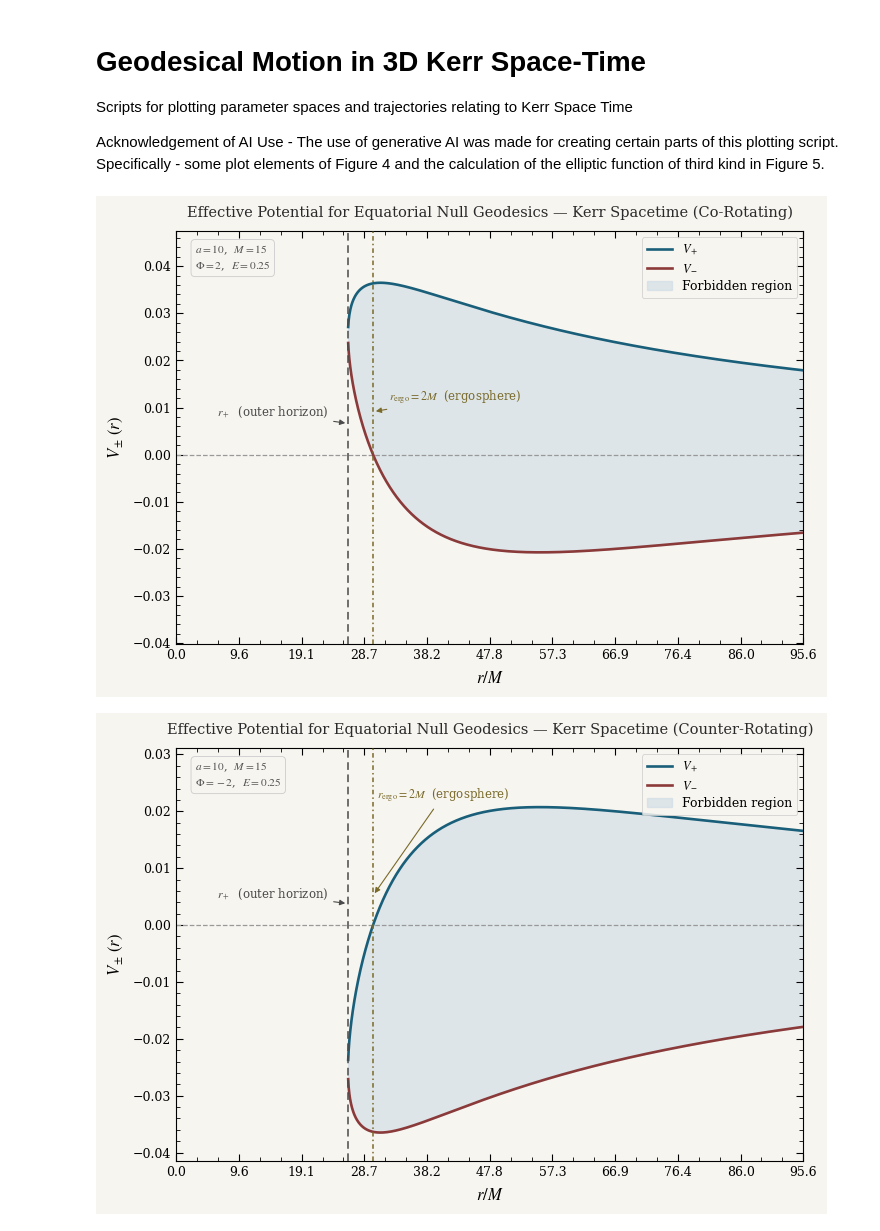
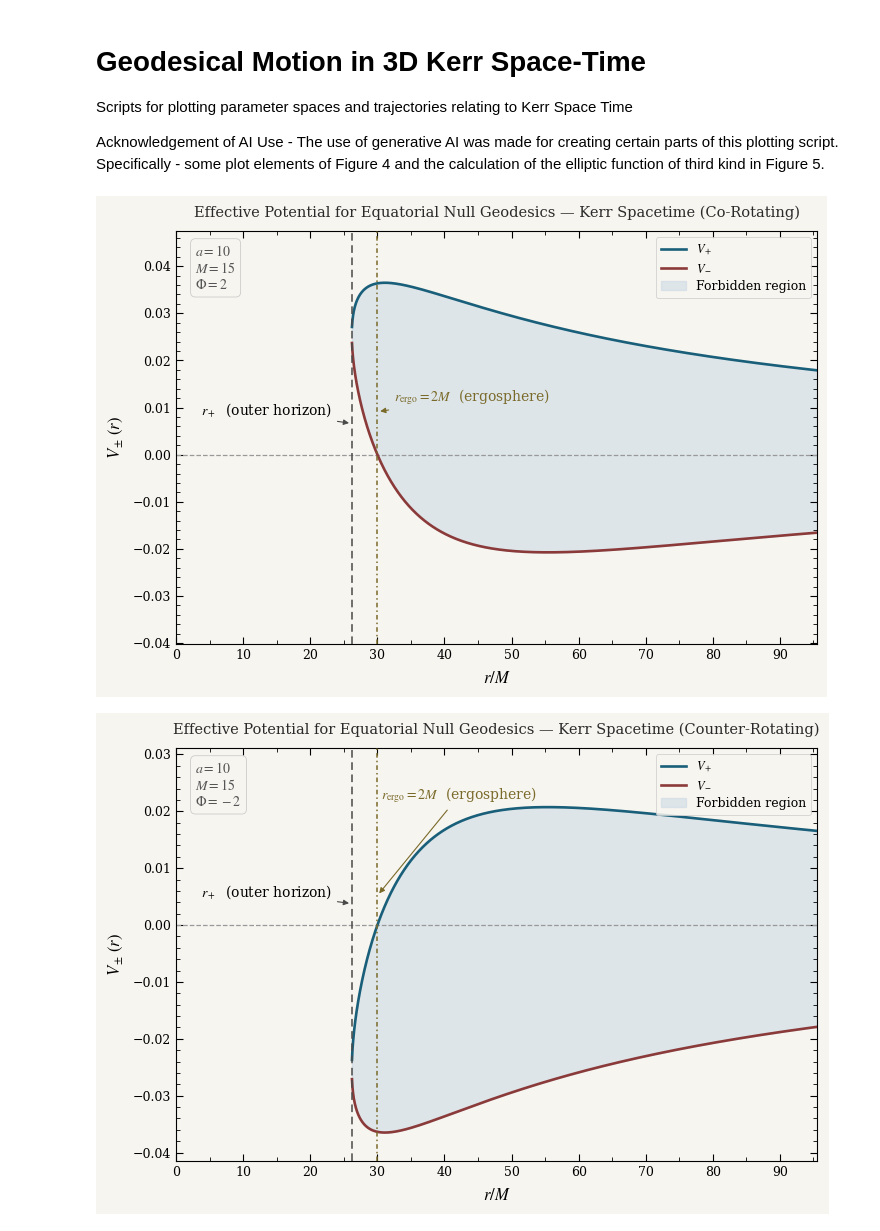
Before and after one commit to olafx/G0L86A_GR_kin, a Jupyter notebook: code/trajectoryKerrPlot.ipynb, the cells around one changed output. Saved outputs shown, nothing was run; the diff lists cells and outputs as text; code cells hidden in the pictures.

```diff
--- a/code/trajectoryKerrPlot.ipynb
+++ b/code/trajectoryKerrPlot.ipynb
@@ -45,7 +50,6 @@ COL_GREEN  = "#3A6B35"
 a = 10
 L = 2
 M = 15
-E = 0.25
 
 # Finding the event horizon position and the ergosphere boundary in the equatorial plane
 deltaCoeffs = np.array([1.0, -2*M, a**2])
@@ -87,8 +91,8 @@ ax.axvline(x=r_plus, color=COL_CHARC, lw=1.1, ls=(0, (5, 3)), zorder=4)
 ax.annotate(
     r"$r_+$  (outer horizon)",
     xy=(r_plus, np.max(Vplus)/5.5),
-    xytext=(r_plus - 20, np.max(Vplus)/5),
-    fontsize=8.5, color=COL_CHARC,
+    xytext=(r_plus - 22.5, np.max(Vplus)/5),
+    fontsize=10, color="black",
     arrowprops=dict(arrowstyle="-|>", color=COL_CHARC,
                     lw=0.8, mutation_scale=8),
     ha="left", va="bottom",
@@ -101,7 +105,7 @@ ax.annotate(
     r"$r_\mathrm{ergo} = 2M$  (ergosphere)",
     xy=(r_ergo, np.max(Vplus)/4.0),
     xytext=(r_ergo + 2.5, np.max(Vplus)/3.0),
-    fontsize=8.5, color=COL_GOLD,
+    fontsize=10, color=COL_GOLD,
     arrowprops=dict(arrowstyle="-|>", color=COL_GOLD,
                     lw=0.8, mutation_scale=8),
     ha="left", va="center",
@@ -116,45 +120,44 @@ ax.fill_between(r[mask], Vminus[mask], Vplus[mask],
 
 
 ax.set_xlim(0, graphLimit)
 ax.set_ylim(-np.max(Vplus)*1.1, np.max(Vplus)*1.3)
 
 ax.set_xlabel(r"$r / M$",      fontsize=12, labelpad=6)
 ax.set_ylabel(r"$V_\pm\,(r)$", fontsize=12, labelpad=6)
 
-ax.xaxis.set_major_locator(ticker.MultipleLocator(graphLimit/10))
-ax.xaxis.set_minor_locator(ticker.MultipleLocator(graphLimit/30))
+ax.xaxis.set_major_locator(ticker.MultipleLocator(np.around(graphLimit/50, decimals=0)*5))
+ax.xaxis.set_minor_locator(ticker.MultipleLocator(np.around(graphLimit/150, decimals=0)*5))
 
 ax.tick_params(labelsize=9)
 
 legend = ax.legend(
     fontsize=9, framealpha=0.85, edgecolor="#CCCCCC",
     facecolor=BG, loc="upper right",
     handlelength=2.0, labelspacing=0.4,
 )
 legend.get_frame().set_linewidth(0.6)
 
 param_text = (
-    rf"$a = {a}$,  $M = {M}$" "\n"
-    rf"$\Phi = {L}$,  $E = {E}$"
+    rf"$a = {a}$" "\n" rf"$M = {M}$" "\n"
+    rf"$\Phi = {L}$"
 )
 ax.text(0.03, 0.97, param_text,
-        transform=ax.transAxes, fontsize=8.2,
+        transform=ax.transAxes, fontsize=10.0,
         va="top", ha="left", color="#555555",
         bbox=dict(boxstyle="round,pad=0.35", facecolor=BG,
                   edgecolor="#CCCCCC", linewidth=0.6))
 
 
 plt.tight_layout(pad=1.4)
 plt.savefig("../report/figures/kerr_potential_corrotating.png",
             dpi=300, bbox_inches="tight", facecolor=BG)
 # %% [output]
-[figure, old version]
+[figure, new version]
 # %%
 # Parameters for the Black Hole and Particle Trajectories
 a = 10
 L = -2
 M = 15
-E = 0.25
 
 # Finding the event horizon position and the ergosphere boundary in the equatorial plane
 deltaCoeffs = np.array([1.0, -2*M, a**2])
@@ -196,8 +199,8 @@ ax.axvline(x=r_plus, color=COL_CHARC, lw=1.1, ls=(0, (5, 3)), zorder=4)
 ax.annotate(
     r"$r_+$  (outer horizon)",
     xy=(r_plus, np.max(Vplus)/5.5),
-    xytext=(r_plus - 20, np.max(Vplus)/5),
-    fontsize=8.5, color=COL_CHARC,
+    xytext=(r_plus - 22.5, np.max(Vplus)/5),
+    fontsize=10, color="black",
     arrowprops=dict(arrowstyle="-|>", color=COL_CHARC,
                     lw=0.8, mutation_scale=8),
     ha="left", va="bottom",
@@ -210,7 +213,7 @@ ax.annotate(
     r"$r_\mathrm{ergo} = 2M$  (ergosphere)",
     xy=(r_ergo, np.max(Vplus)/4.0),
     xytext=(r_ergo + 0.6, np.max(Vplus)*1.1),
-    fontsize=8.5, color=COL_GOLD,
+    fontsize=10, color=COL_GOLD,
     arrowprops=dict(arrowstyle="-|>", color=COL_GOLD,
                     lw=0.8, mutation_scale=8),
     ha="left", va="center",
@@ -230,8 +233,8 @@ ax.set_ylim(-np.max(Vplus)*2.0, np.max(Vplus)*1.5)
 ax.set_xlabel(r"$r / M$",      fontsize=12, labelpad=6)
 ax.set_ylabel(r"$V_\pm\,(r)$", fontsize=12, labelpad=6)
 
-ax.xaxis.set_major_locator(ticker.MultipleLocator(graphLimit/10))
-ax.xaxis.set_minor_locator(ticker.MultipleLocator(graphLimit/30))
+ax.xaxis.set_major_locator(ticker.MultipleLocator(np.around(graphLimit/50, decimals=0)*5))
+ax.xaxis.set_minor_locator(ticker.MultipleLocator(np.around(graphLimit/150, decimals=0)*5))
 
 ax.tick_params(labelsize=9)
 
@@ -243,11 +246,11 @@ legend = ax.legend(
 legend.get_frame().set_linewidth(0.6)
 
 param_text = (
-    rf"$a = {a}$,  $M = {M}$" "\n"
-    rf"$\Phi = {L}$,  $E = {E}$"
+    rf"$a = {a}$" "\n" rf"$M = {M}$" "\n"
+    rf"$\Phi = {L}$"
 )
 ax.text(0.03, 0.97, param_text,
-        transform=ax.transAxes, fontsize=8.2,
+        transform=ax.transAxes, fontsize=10.0,
         va="top", ha="left", color="#555555",
         bbox=dict(boxstyle="round,pad=0.35", facecolor=BG,
                   edgecolor="#CCCCCC", linewidth=0.6))
@@ -257,7 +260,7 @@ plt.tight_layout(pad=1.4)
 plt.savefig("../report/figures/kerr_potential_counterrotating.png",
             dpi=300, bbox_inches="tight", facecolor=BG)
 # %% [output]
-[figure, old version]
+[figure, new version]
 # %%
 # Parameters
 a = 0.1
```
Also changed, not shown: parts of 4 cells of this notebook, 6 other files.
